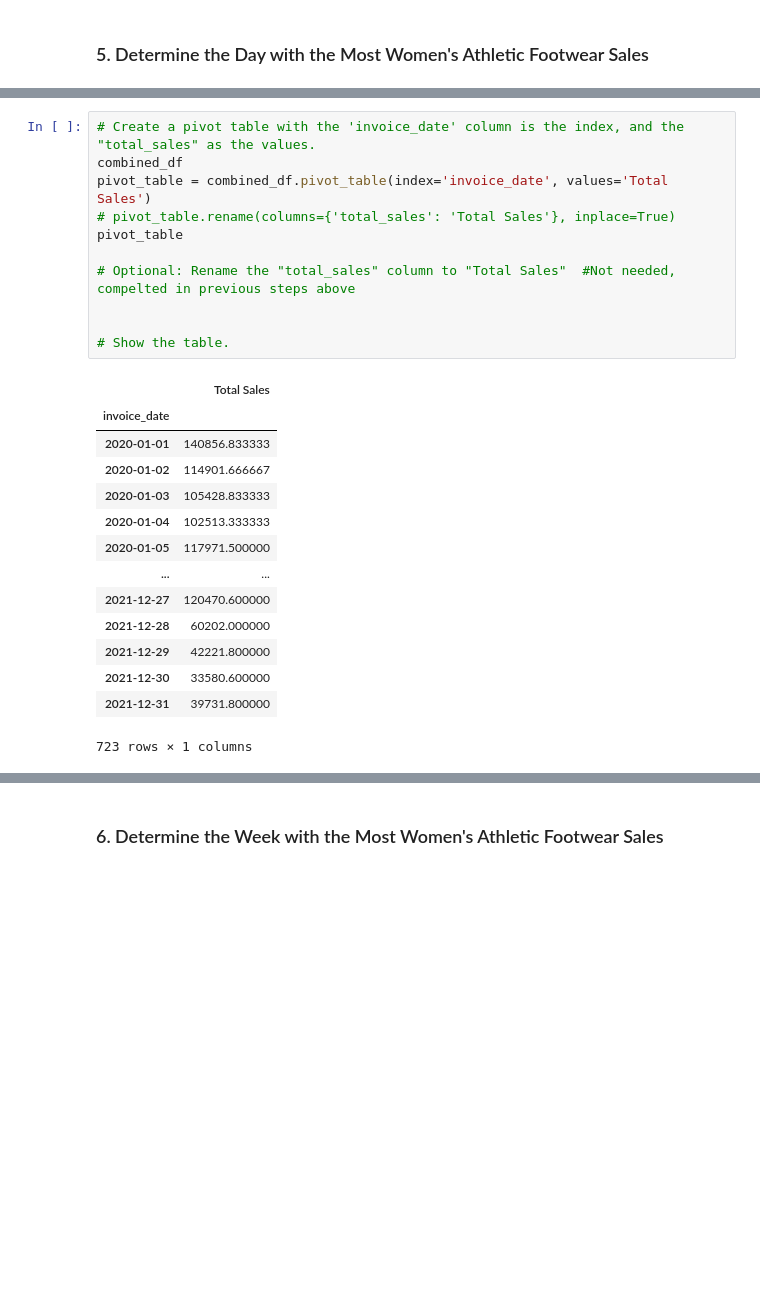
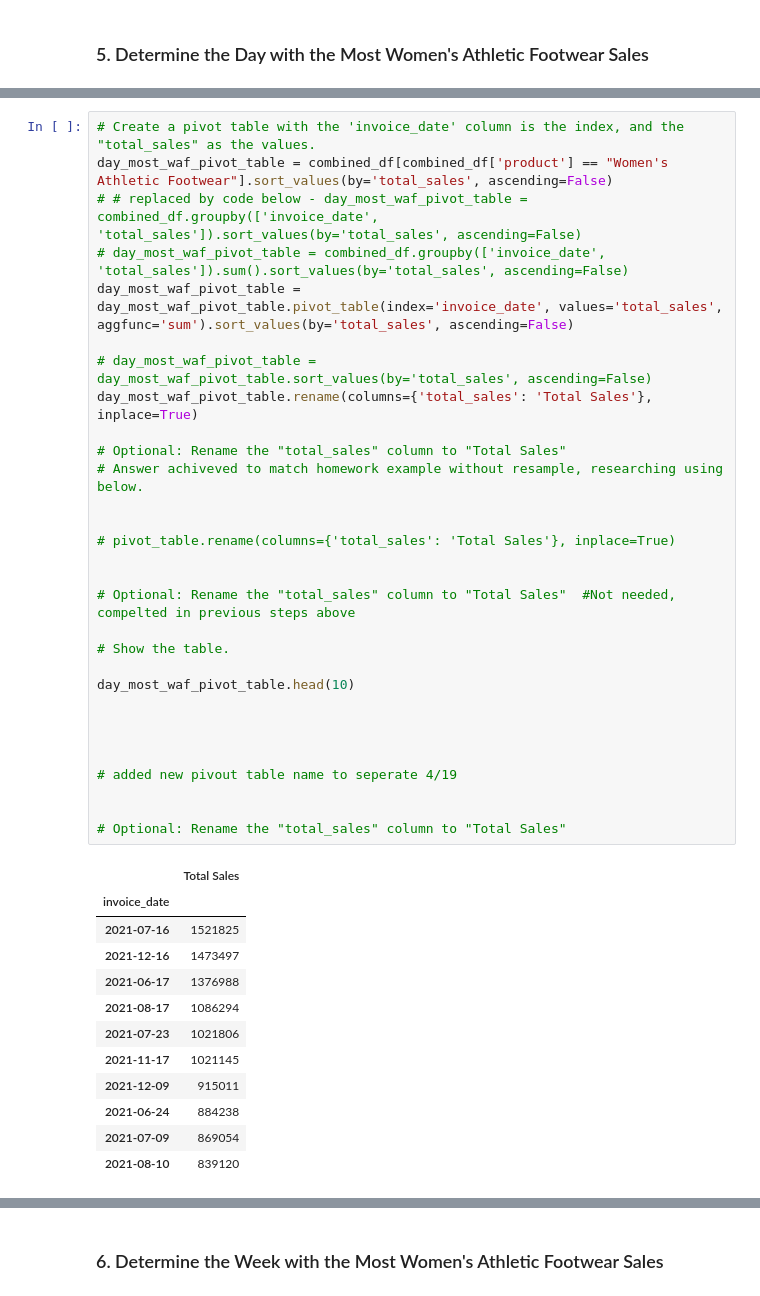
Before and after one commit to kurtandreassen/athletic_sales_analysis, a Jupyter notebook: athletic_sales_analysis_starter_code.ipynb, the cells around one changed output, grey strips where cells are left out. Saved outputs shown, nothing was run; the diff lists cells and outputs as text; blank space fills up the shorter version.

Commit message:
Adding revisied files for 2nd homework submission

```diff
--- a/athletic_sales_analysis_starter_code.ipynb
+++ b/athletic_sales_analysis_starter_code.ipynb
@@ -553,26 +564,43 @@ women_athletic_pivot_table.head(5)
 # %%
 # Create a pivot table with the 'invoice_date' column is the index, and the "total_sales" as the values.
-combined_df
-pivot_table = combined_df.pivot_table(index='invoice_date', values='Total Sales')
+day_most_waf_pivot_table = combined_df[combined_df['product'] == "Women's Athletic Footwear"].sort_values(by='total_sales', ascending=False)
+# # replaced by code below - day_most_waf_pivot_table = combined_df.groupby(['invoice_date', 'total_sales']).sort_values(by='total_sales', ascending=False)
+# day_most_waf_pivot_table = combined_df.groupby(['invoice_date', 'total_sales']).sum().sort_values(by='total_sales', ascending=False)
+day_most_waf_pivot_table = day_most_waf_pivot_table.pivot_table(index='invoice_date', values='total_sales', aggfunc='sum').sort_values(by='total_sales', ascending=False)
+
+# day_most_waf_pivot_table = day_most_waf_pivot_table.sort_values(by='total_sales', ascending=False)
+day_most_waf_pivot_table.rename(columns={'total_sales': 'Total Sales'}, inplace=True)
+
+# Optional: Rename the "total_sales" column to "Total Sales"
+# Answer achiveved to match homework example without resample, researching using below.
+
+
 # pivot_table.rename(columns={'total_sales': 'Total Sales'}, inplace=True)
-pivot_table
+
 
 # Optional: Rename the "total_sales" column to "Total Sales"  #Not needed, compelted in previous steps above
 
+# Show the table.
 
-# Show the table.
+day_most_waf_pivot_table.head(10)
+
+
+
+
+# added new pivout table name to seperate 4/19
+
+
+# Optional: Rename the "total_sales" column to "Total Sales"
 # %% [output]
 |  | Total Sales |
 | invoice_date |  |
-| 2020-01-01 | 140856.833333 |
-| 2020-01-02 | 114901.666667 |
-| 2020-01-03 | 105428.833333 |
-| 2020-01-04 | 102513.333333 |
-| 2020-01-05 | 117971.500000 |
-| ... | ... |
-| 2021-12-27 | 120470.600000 |
-| 2021-12-28 | 60202.000000 |
-| 2021-12-29 | 42221.800000 |
-| 2021-12-30 | 33580.600000 |
-| 2021-12-31 | 39731.800000 |
+| 2021-07-16 | 1521825 |
+| 2021-12-16 | 1473497 |
+| 2021-06-17 | 1376988 |
+| 2021-08-17 | 1086294 |
+| 2021-07-23 | 1021806 |
+| 2021-11-17 | 1021145 |
+| 2021-12-09 | 915011 |
+| 2021-06-24 | 884238 |
+| 2021-07-09 | 869054 |
+| 2021-08-10 | 839120 |
-723 rows × 1 columns
```
Also changed, not shown: parts of 17 cells of this notebook.
